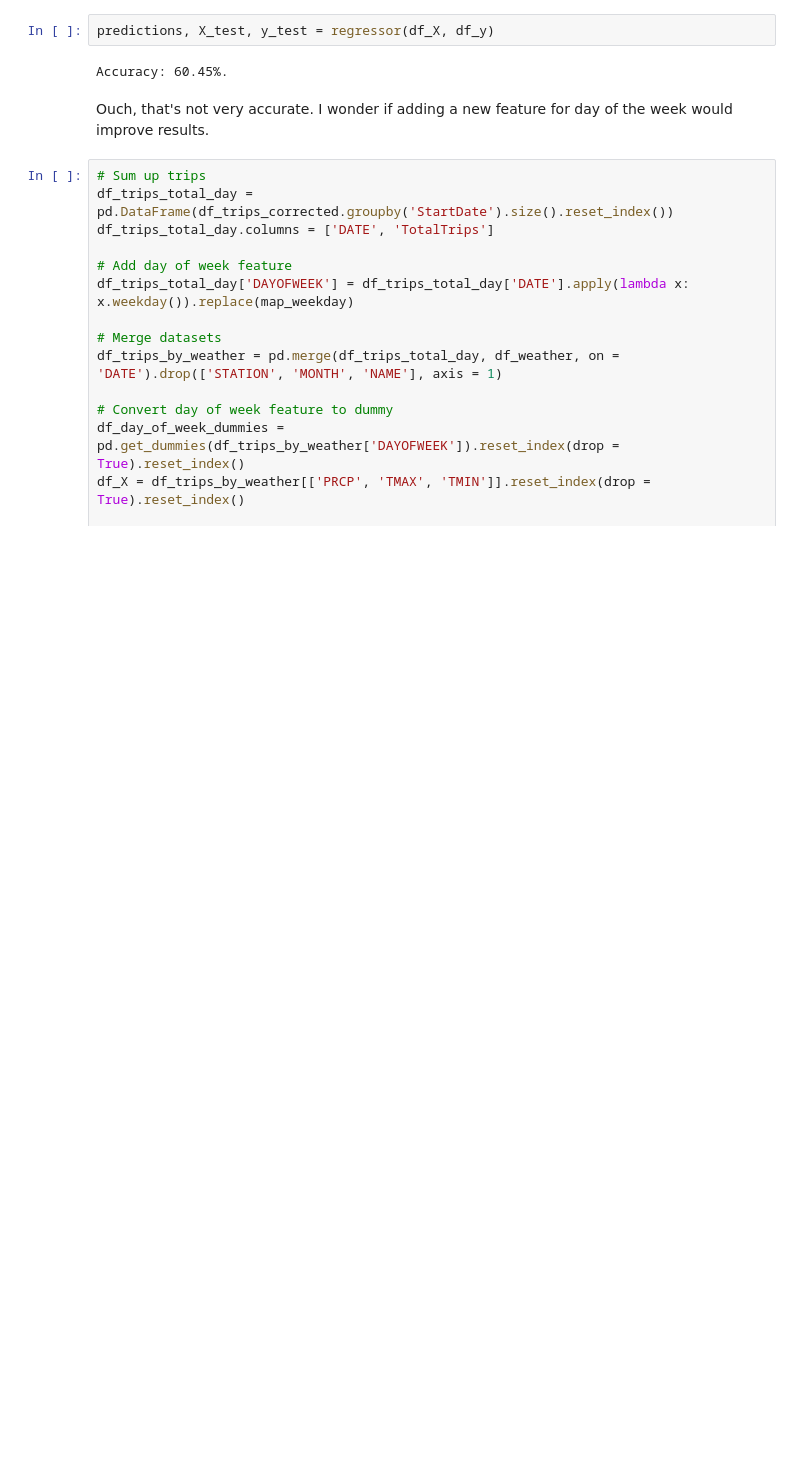
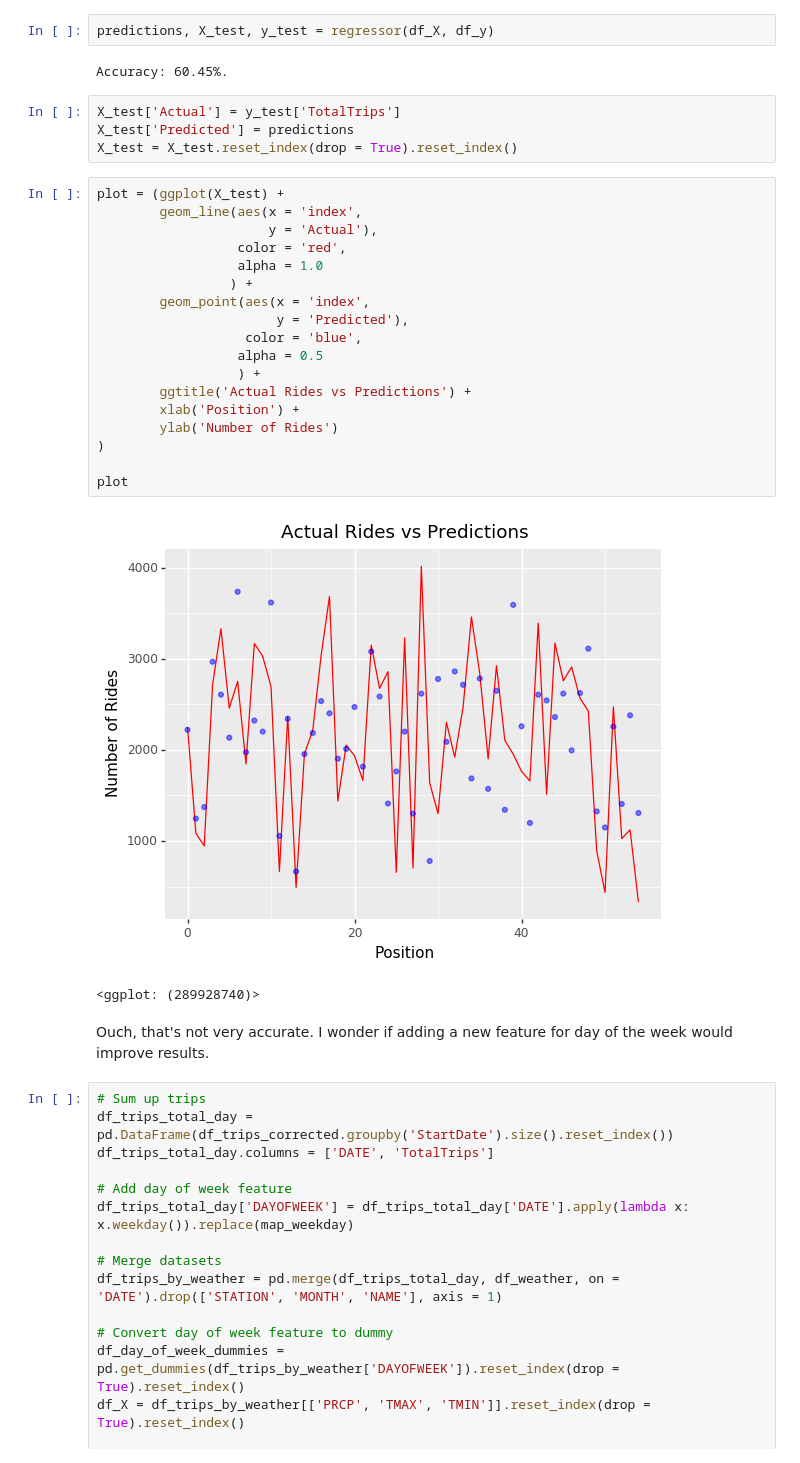
Before and after one commit to nilArray/NiceRide2017, a Jupyter notebook: Nice Ride Minnesota 2017.ipynb, the cells around one changed output. Cells and saved outputs as stored; diff of their text form; blank space fills up the shorter version.

Commit message:
Small plots and corrections
Adds new plots indiciating the accuracy of the other regressions

Imports matplotlib, it's removal was an accident

```diff
--- a/Nice Ride Minnesota 2017.ipynb
+++ b/Nice Ride Minnesota 2017.ipynb
@@ -1127,6 +1128,31 @@ I had never used a regression before, so I found a nice [tutorial](https://towar
 predictions, X_test, y_test = regressor(df_X, df_y)
 # %% [output]
 Accuracy: 60.45%.
+# %%
+X_test['Actual'] = y_test['TotalTrips']
+X_test['Predicted'] = predictions
+X_test = X_test.reset_index(drop = True).reset_index()
+# %%
+plot = (ggplot(X_test) +
+        geom_line(aes(x = 'index',
+                      y = 'Actual'),
+                  color = 'red',
+                  alpha = 1.0
+                 ) +
+        geom_point(aes(x = 'index',
+                       y = 'Predicted'),
+                   color = 'blue',
+                  alpha = 0.5
+                  ) +
+        ggtitle('Actual Rides vs Predictions') +
+        xlab('Position') +
+        ylab('Number of Rides')
+)
+
+plot
+# %% [output]
+[figure, added]
+<ggplot: (289928740)>
 # %% [markdown]
 Ouch, that's not very accurate. I wonder if adding a new feature for day of the week would improve results.
 # %%
```
Also changed, not shown: parts of 28 cells of this notebook, 1 other file.
